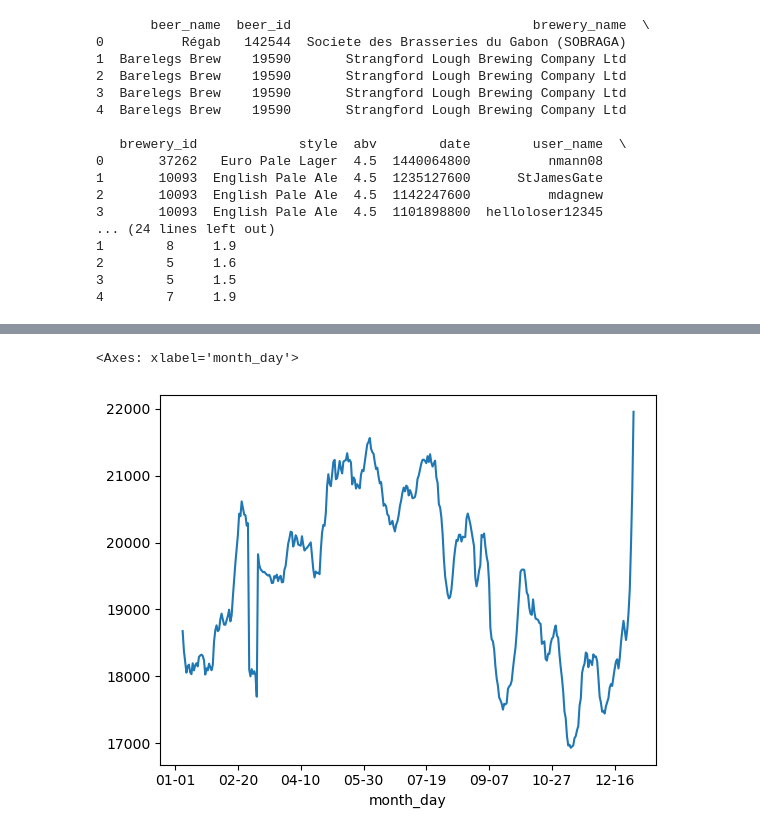
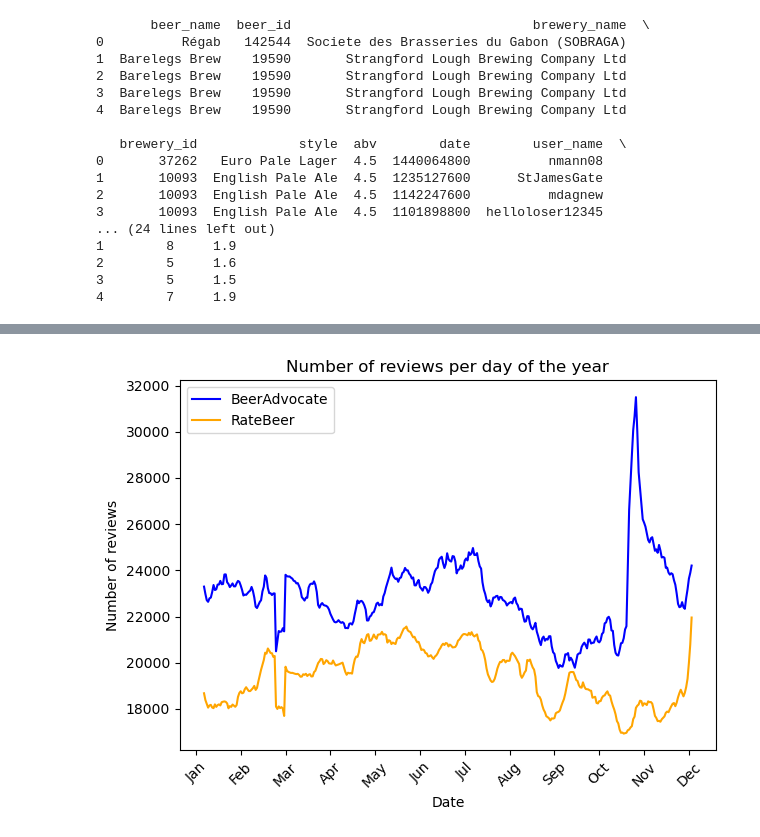
Before and after one commit to epfl-ada/ada-2024-project-pada-wan, a Jupyter notebook: time_evol.ipynb, the cells around one changed output, grey strips where cells are left out. Saved outputs shown, nothing was run; the diff lists cells and outputs as text; code cells hidden in the pictures.

```diff
--- a/time_evol.ipynb
+++ b/time_evol.ipynb
@@ -209,7 +199,23 @@ number_of_reviews_per_day_BA.plot()
-# %%
-number_of_reviews_per_day_RB = df_ratings_RB['month_day'].value_counts().sort_index().rolling(window=7).mean()
-number_of_reviews_per_day_RB.plot()
-# %% [output]
-<Axes: xlabel='month_day'>
-[figure, removed]
+# %%
+# plot the number of reviews per day of the year with a 7-day moving average
+number_of_reviews_per_day_BA = df_ratings_BA['month_day'].value_counts().sort_index().rolling(window=7).mean()
+number_of_reviews_per_day_RB = df_ratings_RB['month_day'].value_counts().sort_index().rolling(window=7).mean()
+
+plt.plot(number_of_reviews_per_day_BA, label='BeerAdvocate', color='blue')
+plt.plot(number_of_reviews_per_day_RB, label='RateBeer', color='orange')
+
+months = ['Jan', 'Feb', 'Mar', 'Apr', 'May', 'Jun', 'Jul', 'Aug', 'Sep', 'Oct', 'Nov', 'Dec']
+plt.xticks(ticks=range(0, len(number_of_reviews_per_day_BA), int(len(number_of_reviews_per_day_BA) / 11)),
+           labels=months)
+plt.xticks(rotation=45)
+
+plt.title('Number of reviews per day of the year')
+plt.xlabel('Date')
+plt.ylabel('Number of reviews')
+plt.legend()
+
+plt.tight_layout()
+plt.show()
+# %% [output]
+[figure, added]
 # %%
```
Also changed, not shown: parts of 23 cells of this notebook.
